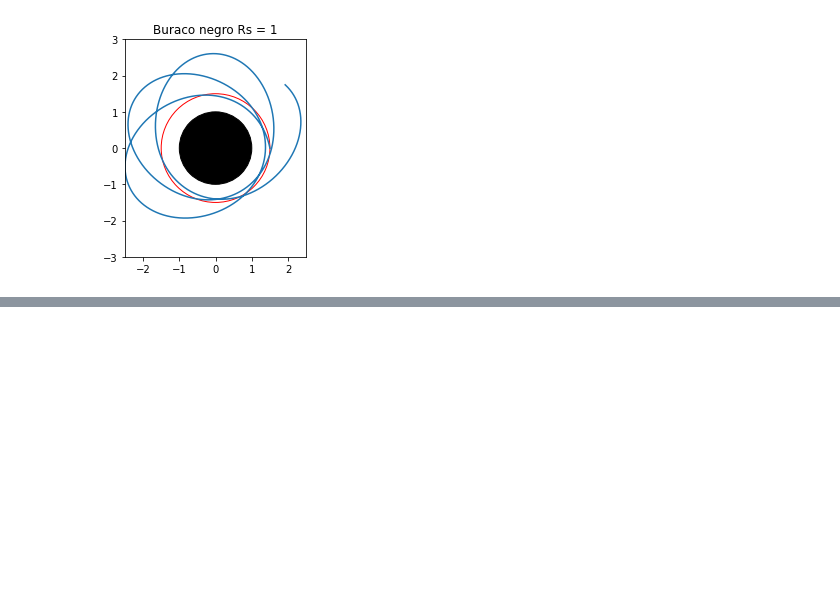
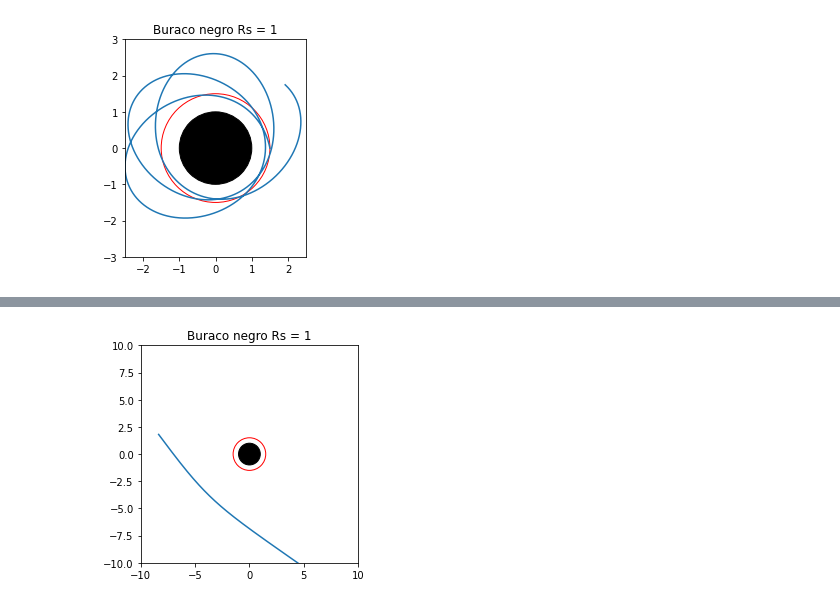
Before and after one commit to andrefcmoraes/RelatividadeGeral, a Jupyter notebook: Geodesicas_MS.ipynb, the cells around one changed output, grey strips where cells are left out. Drawn from its saved outputs; the diff is of its cells as text; code cells hidden in the pictures; blank space fills up the shorter version.

```diff
--- a/Geodesicas_MS.ipynb
+++ b/Geodesicas_MS.ipynb
@@ -126,0 +170,31 @@ plt.show()
+# %%
+Rs = 1
+b = 3
+x0 = -8
+radious = 1.5*Rs
+def function(x,tau):
+  return [-(Rs/(Rs*x[3]-x[3]**2))*x[0]*x[2],
+          x[0],
+          -0.5*(Rs/(x[3]**2)-(Rs**2)/(x[3]**3))*x[0]**2 -0.5*(-Rs/(x[3]-Rs)**2 + Rs**2/(x[3]*(x[3]-Rs)**2))*x[2]**2-(Rs-x[3])*x[4]**2,
+          x[2],
+          -(2/x[3])*x[2]*x[4],
+          x[4]]
+tau = np.linspace(0,100,10**6)
+ci = [1/np.sqrt(1-Rs/np.sqrt(x0**2+b**2)), 0, x0/np.sqrt(x0**2+b), np.sqrt(x0**2+b**2), 0.1, np.arccos(x0/np.sqrt(x0**2+b))]
+X = odeint(function, ci, tau)
+x = X[:,3]*np.cos(X[:,5])
+y = X[:,3]*np.sin(X[:,5])
+figure, axes = plt.subplots()
+draw_circle = plt.Circle((0, 0), Rs, color='black')
+plt.plot(x,y)
+axes.set_aspect(1)
+draw_circle2 = plt.Circle((0,0), 1.5*Rs,fill=False,ec="red")
+axes.set_aspect(1)
+axes.add_artist(draw_circle2)
+axes.add_artist(draw_circle)
+plt.ylim((-10,10))
+plt.xlim((-10,10))
+plt.title('Buraco negro Rs = 1')
+plt.show()
+# %% [output]
+[figure, added]
```
Also changed, not shown: parts of 1 cell of this notebook.
